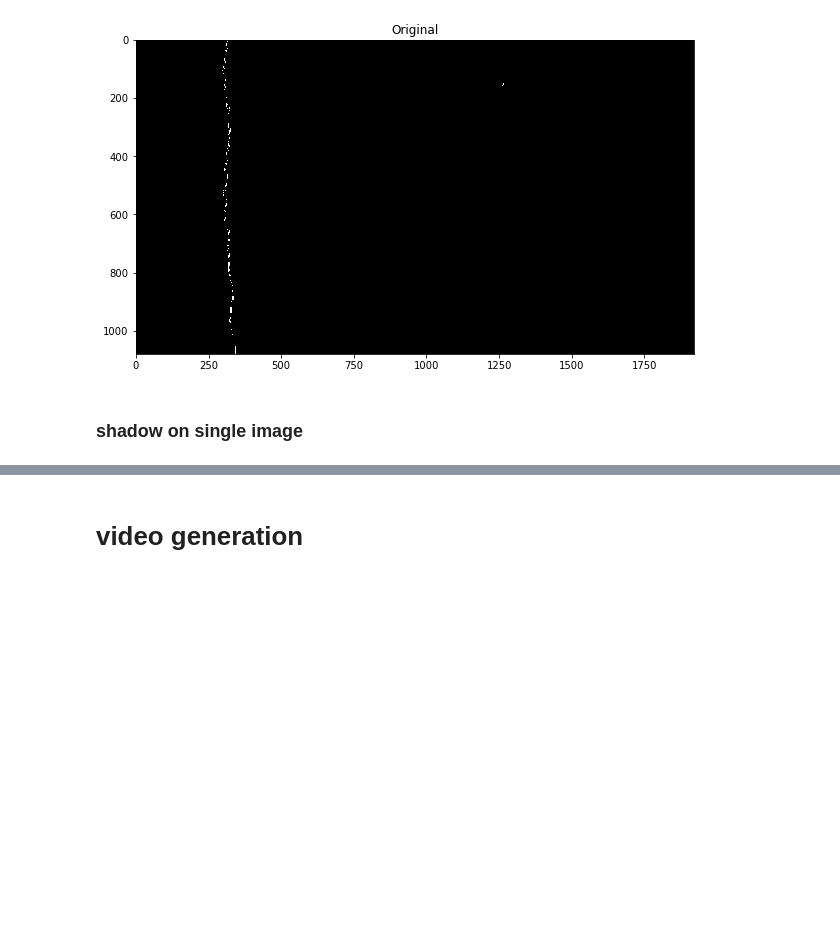
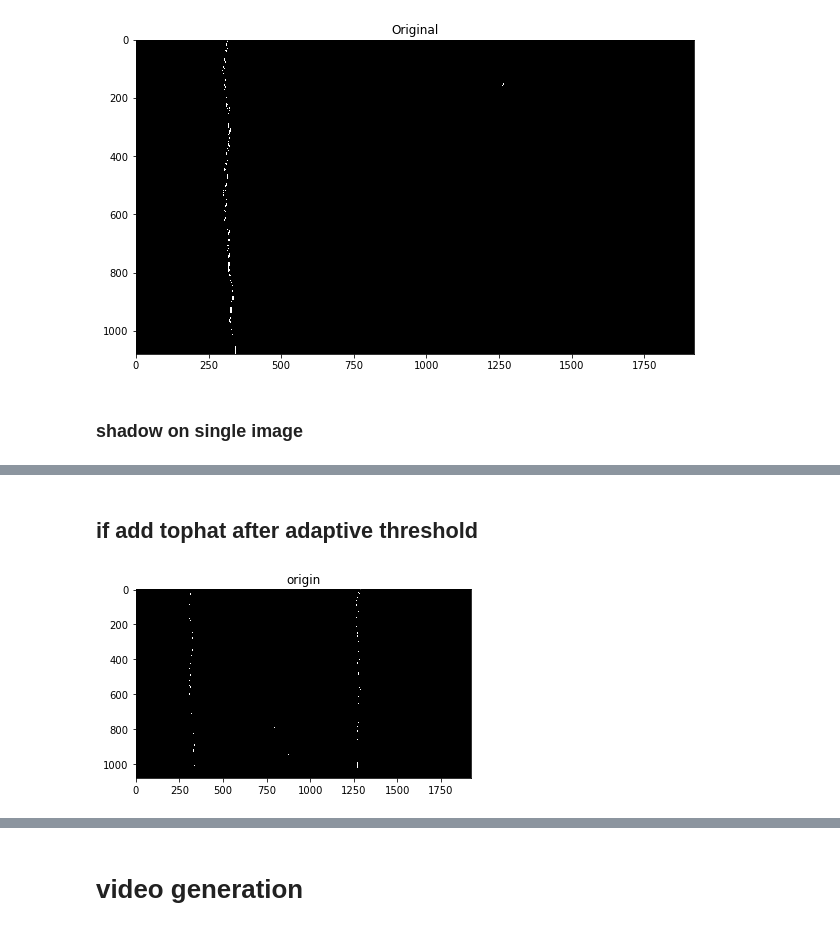
Before and after one commit to Gilliamwu/CV50035Repo, a Jupyter notebook: Sliding_video_gen.ipynb, the cells around one changed output, grey strips where cells are left out. Cells and saved outputs as stored; diff of their text form; code cells hidden in the pictures; blank space fills up the shorter version.

```diff
--- a/Sliding_video_gen.ipynb
+++ b/Sliding_video_gen.ipynb
@@ -284,0 +354,11 @@ Plotting...
+# %% [markdown]
+## if add tophat after adaptive threshold
+# %%
+adath = np.uint8(adath)
+kernel = cv2.getStructuringElement(cv2.MORPH_CROSS,(2,2))
+myfiltered = cv2.morphologyEx(adath, cv2.MORPH_TOPHAT, kernel)
+plt.imshow(myfiltered, cmap='gray')
+plt.title('origin')
+plt.show()
+# %% [output]
+[figure, added]
```
Also changed, not shown: parts of 23 cells of this notebook, 2 other files.
